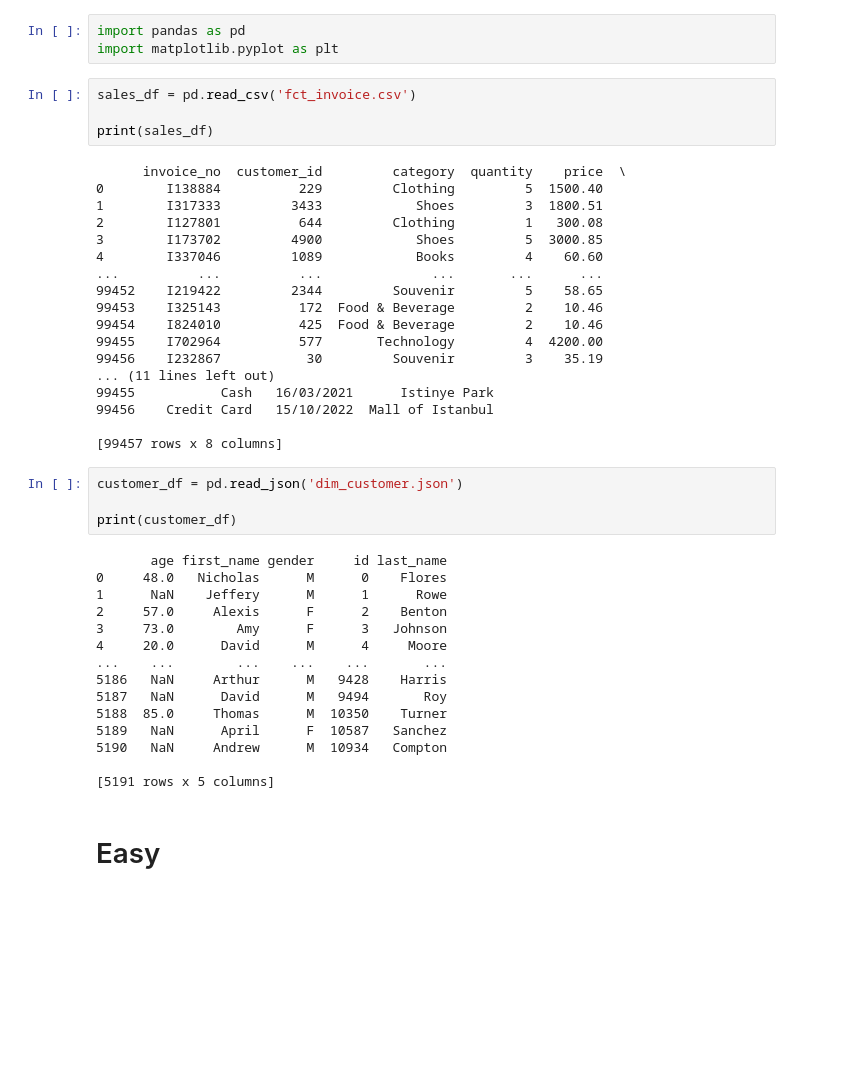
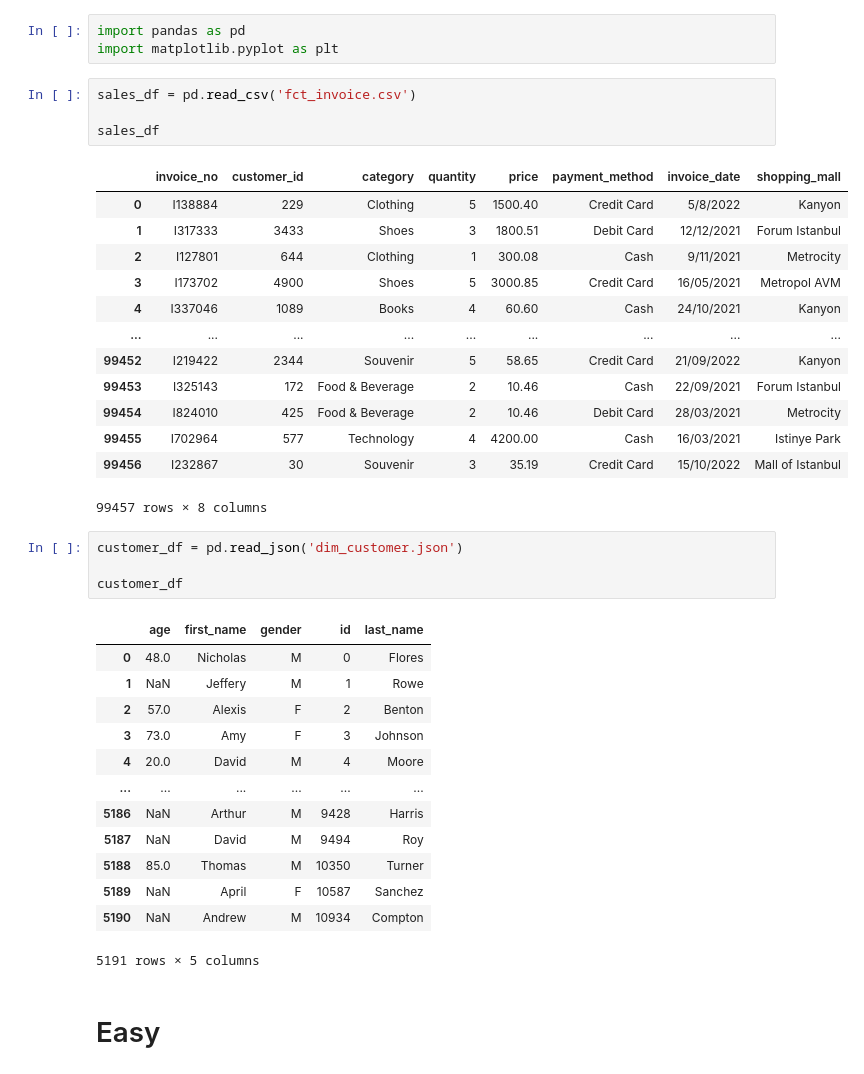
Before and after one commit to azcagsawa/GitHub-Assignment, a Jupyter notebook: sales-data.ipynb, the cells around one changed output. Saved outputs shown, nothing was run; the diff lists cells and outputs as text; blank space fills up the shorter version.

```diff
--- a/sales-data.ipynb
+++ b/sales-data.ipynb
@@ -4,44 +4,39 @@ import matplotlib.pyplot as plt
 # %%
 sales_df = pd.read_csv('fct_invoice.csv')
 
-print(sales_df)
+sales_df
 # %% [output]
+|  | invoice_no | customer_id | category | quantity | price | payment_method | invoice_date | shopping_mall |
+| 0 | I138884 | 229 | Clothing | 5 | 1500.40 | Credit Card | 5/8/2022 | Kanyon |
+| 1 | I317333 | 3433 | Shoes | 3 | 1800.51 | Debit Card | 12/12/2021 | Forum Istanbul |
+| 2 | I127801 | 644 | Clothing | 1 | 300.08 | Cash | 9/11/2021 | Metrocity |
+| 3 | I173702 | 4900 | Shoes | 5 | 3000.85 | Credit Card | 16/05/2021 | Metropol AVM |
+| 4 | I337046 | 1089 | Books | 4 | 60.60 | Cash | 24/10/2021 | Kanyon |
+| ... | ... | ... | ... | ... | ... | ... | ... | ... |
+| 99452 | I219422 | 2344 | Souvenir | 5 | 58.65 | Credit Card | 21/09/2022 | Kanyon |
+| 99453 | I325143 | 172 | Food & Beverage | 2 | 10.46 | Cash | 22/09/2021 | Forum Istanbul |
+| 99454 | I824010 | 425 | Food & Beverage | 2 | 10.46 | Debit Card | 28/03/2021 | Metrocity |
+| 99455 | I702964 | 577 | Technology | 4 | 4200.00 | Cash | 16/03/2021 | Istinye Park |
+| 99456 | I232867 | 30 | Souvenir | 3 | 35.19 | Credit Card | 15/10/2022 | Mall of Istanbul |
-      invoice_no  customer_id         category  quantity    price  \
-0        I138884          229         Clothing         5  1500.40
-1        I317333         3433            Shoes         3  1800.51
-2        I127801          644         Clothing         1   300.08
-3        I173702         4900            Shoes         5  3000.85
-4        I337046         1089            Books         4    60.60
-...          ...          ...              ...       ...      ...
-99452    I219422         2344         Souvenir         5    58.65
-99453    I325143          172  Food & Beverage         2    10.46
-99454    I824010          425  Food & Beverage         2    10.46
-99455    I702964          577       Technology         4  4200.00
-99456    I232867           30         Souvenir         3    35.19
-... (11 lines left out)
-99455           Cash   16/03/2021      Istinye Park
-99456    Credit Card   15/10/2022  Mall of Istanbul
-
-[99457 rows x 8 columns]
+99457 rows × 8 columns
 # %%
 customer_df = pd.read_json('dim_customer.json')
 
-print(customer_df)
+customer_df
 # %% [output]
+|  | age | first_name | gender | id | last_name |
+| 0 | 48.0 | Nicholas | M | 0 | Flores |
+| 1 | NaN | Jeffery | M | 1 | Rowe |
+| 2 | 57.0 | Alexis | F | 2 | Benton |
+| 3 | 73.0 | Amy | F | 3 | Johnson |
+| 4 | 20.0 | David | M | 4 | Moore |
+| ... | ... | ... | ... | ... | ... |
+| 5186 | NaN | Arthur | M | 9428 | Harris |
+| 5187 | NaN | David | M | 9494 | Roy |
+| 5188 | 85.0 | Thomas | M | 10350 | Turner |
+| 5189 | NaN | April | F | 10587 | Sanchez |
+| 5190 | NaN | Andrew | M | 10934 | Compton |
-       age first_name gender     id last_name
-0     48.0   Nicholas      M      0    Flores
-1      NaN    Jeffery      M      1      Rowe
-2     57.0     Alexis      F      2    Benton
-3     73.0        Amy      F      3   Johnson
-4     20.0      David      M      4     Moore
-...    ...        ...    ...    ...       ...
-5186   NaN     Arthur      M   9428    Harris
-5187   NaN      David      M   9494       Roy
-5188  85.0     Thomas      M  10350    Turner
-5189   NaN      April      F  10587   Sanchez
-5190   NaN     Andrew      M  10934   Compton
-
-[5191 rows x 5 columns]
+5191 rows × 5 columns
 # %% [markdown]
 # Easy
 # %% [markdown]
```
Also changed, not shown: parts of 6 cells of this notebook, 1 other file.
